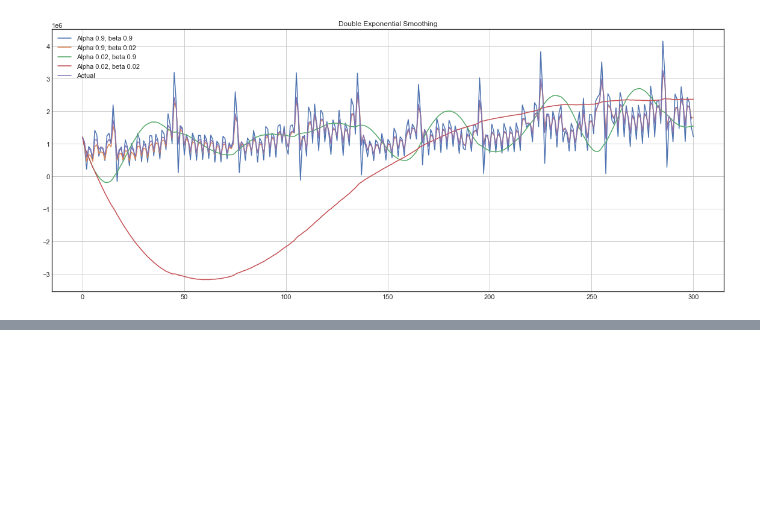
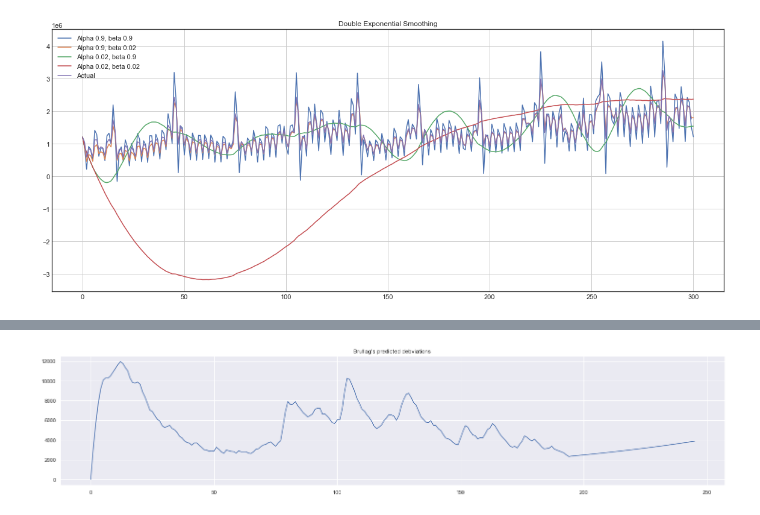
Before and after one commit to adwiza/machine_learning, a Jupyter notebook: ml_23-Time series analysis.ipynb, the cells around one changed output, grey strips where cells are left out. Saved outputs shown, nothing was run; the diff lists cells and outputs as text; code cells hidden in the pictures; blank space fills up the shorter version.

```diff
--- a/ml_23-Time series analysis.ipynb
+++ b/ml_23-Time series analysis.ipynb
@@ -316,0 +458,24 @@ plot_double_exponential_smoothing(currency.GEMS_GEMS_SPENT, alphas=[.9, .02], be
+# %%
+%%time
+data = ads.Ads[:-20] # leave some data for testing
+
+# initializing model parameters alpha, beta and gamma
+x = [0, 0, 0]
+
+# Minimizing the loss functions
+opt = minimize(timeseriesCVscore, x0=x,
+               args=(data, mean_squared_error),
+               method='TNC', bounds=((0, 1), (0, 1), (0, 1))
+              )
+
+# Take the optimal values
+alpha_final, beta_final, gamma_final = opt.x
+print(alpha_final, beta_final, gamma_final)
+
+# ... and train the model with them, forecasting for the next 50 hours
+model = HoltWinters(data, slen=24,
+                    alpha = alpha_final,
+                    beta = beta_final,
+                    gamma = gamma_final,
+                    n_preds = 50, scaling_factor = 3)
+model.triple_exponential_smoothing()
@@ -316,0 +525,8 @@ plot_double_exponential_smoothing(currency.GEMS_GEMS_SPENT, alphas=[.9, .02], be
+# %%
+plt.figure(figsize=(25, 5))
+plt.plot(model.PredictedDeviation)
+plt.grid(True)
+plt.axis('tight')
+plt.title('Brutlag\'s predicted debviations ');
+# %% [output]
+[figure, added]
```
Also changed, not shown: parts of 21 cells of this notebook.
